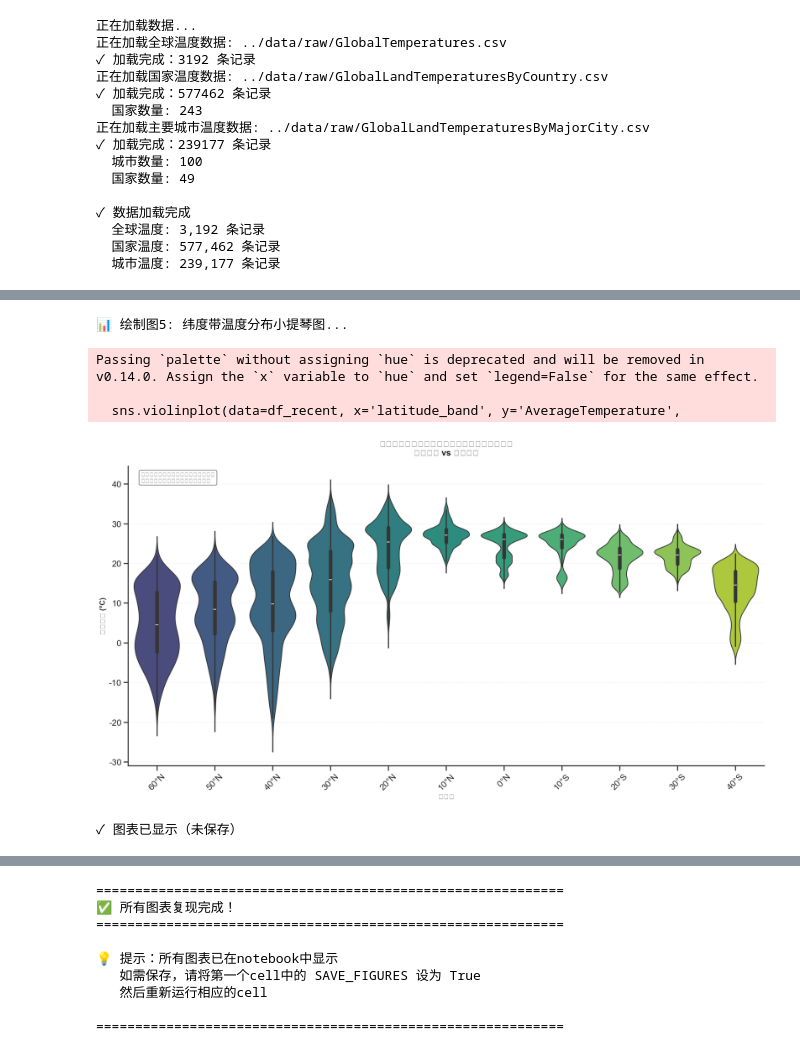
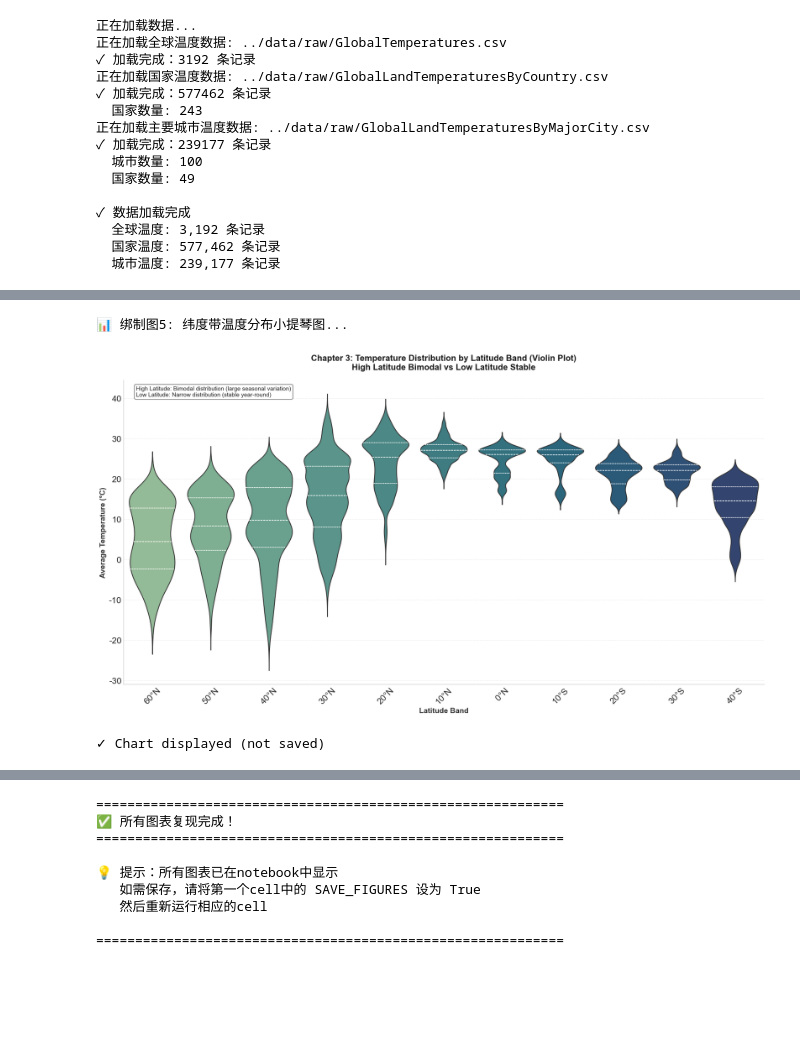
Before and after one commit to 1nh4oX/DV_finalProject, a Jupyter notebook: climate/Jupyter/temperature.ipynb, the cells around one changed output, grey strips where cells are left out. Drawn from its saved outputs; the diff is of its cells as text; code cells hidden in the pictures; blank space fills up the shorter version.

```diff
--- a/climate/Jupyter/temperature.ipynb
+++ b/climate/Jupyter/temperature.ipynb
@@ -347,6 +496,6 @@ else:
 # %%
 # 图5: 纬度小提琴图 (04_latitude_violin.png)
-print("📊 绘制图5: 纬度带温度分布小提琴图...")
+print("📊 绑制图5: 纬度带温度分布小提琴图...")
 
 # 过滤最近50年的数据
 df_recent = df_city[df_city['year'] >= df_city['year'].max() - 50].copy()
@@ -375,49 +524,56 @@ def parse_latitude_for_sort(lat_str):
 
 latitude_order = sorted(df_recent['latitude_band'].unique(),
                        key=parse_latitude_for_sort,
                        reverse=True)
 
 fig, ax = plt.subplots(figsize=(18, 10))
 
-# 绘制小提琴图（使用 viridis 渐变）
-viridis_cmap = sns.color_palette("viridis", as_cmap=True)
-violin_colors = viridis_cmap(np.linspace(0.2, 0.9, len(latitude_order)))
+# 绘制小提琴图（使用 crest 配色 + 四分位线）
+crest_colors = sns.color_palette("crest", n_colors=len(latitude_order))
 sns.violinplot(data=df_recent, x='latitude_band', y='AverageTemperature',
-              order=latitude_order, palette=violin_colors,
-              inner='box', linewidth=1.5, ax=ax)
+              order=latitude_order,
+              hue='latitude_band',
+              hue_order=latitude_order,
+              palette=crest_colors,
+              inner='quartile', linewidth=1.5,
+              legend=False,
+              ax=ax)
 
-ax.set_xlabel('纬度带', fontsize=14, fontweight='bold', color='#333333')
-ax.set_ylabel('平均温度 (°C)', fontsize=14, fontweight='bold', color='#333333')
-ax.set_title('第三章：纬度带温度分布形态差异（小提琴图）\n高纬双峰 vs 低纬稳定',
+# 四分位线改为白色
+for l in ax.lines:
+    l.set_color('white')
+    l.set_linewidth(1.5)
+
+# 英文标签和标题
+ax.set_xlabel('Latitude Band', fontsize=14, fontweight='bold', color='#333333')
+ax.set_ylabel('Average Temperature (°C)', fontsize=14, fontweight='bold', color='#333333')
+ax.set_title('Chapter 3: Temperature Distribution by Latitude Band (Violin Plot)\nHigh Latitude Bimodal vs Low Latitude Stable',
             fontsize=16, fontweight='bold', pad=20, color='#1a1a1a')
 ax.tick_params(axis='x', rotation=45)
 
-# 添加注释
-ax.text(0.02, 0.98, '高纬度区：双峰结构（冬夏巨大差异）\n低纬度区：窄高分布（全年温差小）',
+# 英文注释
+ax.text(0.02, 0.98, 'High Latitude: Bimodal distribution (large seasonal variation)\nLow Latitude: Narrow distribution (stable year-round)',
        transform=ax.transAxes, fontsize=11, va='top', ha='left',
        bbox=dict(boxstyle='round', facecolor='white', alpha=0.9, edgecolor='gray'))
 
 # 美化
 ax.grid(axis='y', alpha=0.35, linestyle='--', linewidth=0.8)
 ax.spines['top'].set_visible(False)
 ax.spines['right'].set_visible(False)
 
 plt.tight_layout()
 
 # 显示图表
 plt.show()
 
 # 可选：保存图表
 if SAVE_FIGURES:
     plt.savefig(OUTPUT_DIR / '04_latitude_violin.png', dpi=300, bbox_inches='tight')
-    print("✓ 已保存: 04_latitude_violin.png")
+    print("✓ Saved: 04_latitude_violin.png")
 else:
-    print("✓ 图表已显示（未保存）")
+    print("✓ Chart displayed (not saved)")
 # %% [output]
-📊 绘制图5: 纬度带温度分布小提琴图...
+📊 绑制图5: 纬度带温度分布小提琴图...
+[figure, new version]
-Passing `palette` without assigning `hue` is deprecated and will be removed in v0.14.0. Assign the `x` variable to `hue` and set `legend=False` for the same effect.
-
-  sns.violinplot(data=df_recent, x='latitude_band', y='AverageTemperature',
+✓ Chart displayed (not saved)
-[figure, old version]
-✓ 图表已显示（未保存）
 # %%
```
Also changed, not shown: parts of 6 cells of this notebook, 1 other file.
